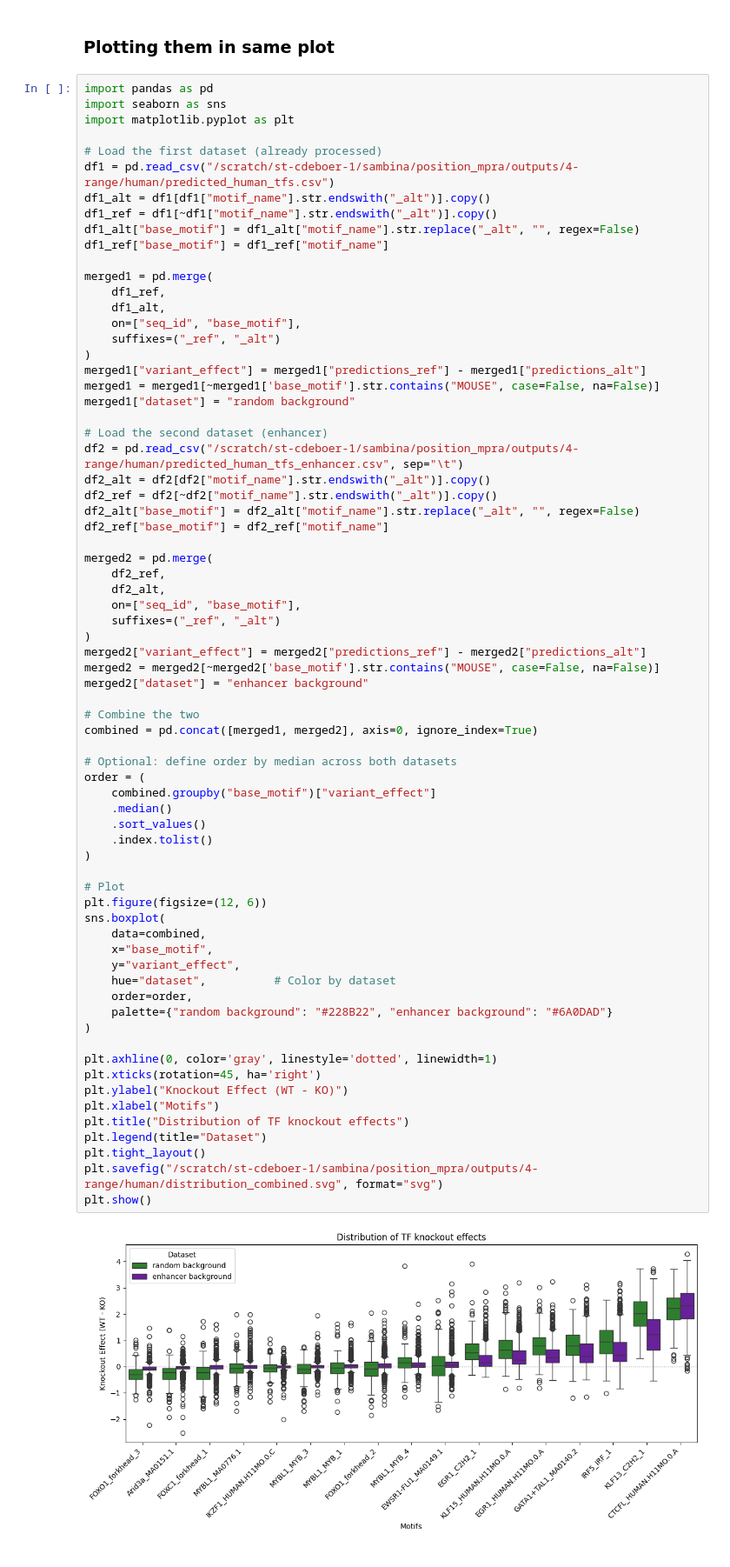
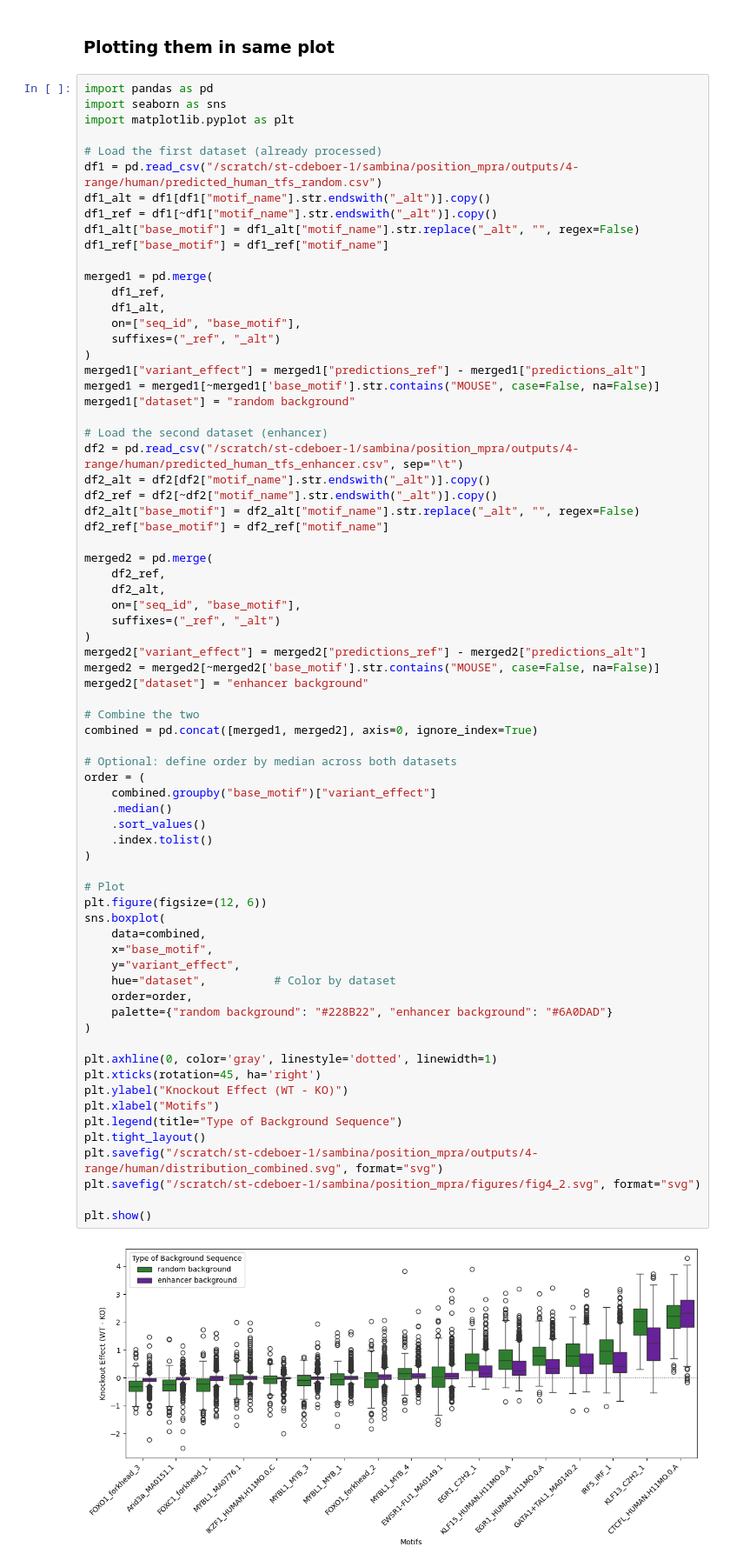
Before and after one commit to de-Boer-Lab/position-mpra, a Jupyter notebook: src/4-range_variant_effect_TFs/plot_range.human.ipynb, the cells around one changed output. Shown at 87% size. Saved outputs shown, nothing was run; the diff lists cells and outputs as text.

```diff
--- a/src/4-range_variant_effect_TFs/plot_range.human.ipynb
+++ b/src/4-range_variant_effect_TFs/plot_range.human.ipynb
@@ -6,7 +6,7 @@ import seaborn as sns
 import matplotlib.pyplot as plt
 
 # Load the first dataset (already processed)
-df1 = pd.read_csv("/scratch/st-cdeboer-1/sambina/position_mpra/outputs/4-range/human/predicted_human_tfs.csv")
+df1 = pd.read_csv("/scratch/st-cdeboer-1/sambina/position_mpra/outputs/4-range/human/predicted_human_tfs_random.csv")
 df1_alt = df1[df1["motif_name"].str.endswith("_alt")].copy()
 df1_ref = df1[~df1["motif_name"].str.endswith("_alt")].copy()
 df1_alt["base_motif"] = df1_alt["motif_name"].str.replace("_alt", "", regex=False)
@@ -42,33 +42,34 @@ merged2["dataset"] = "enhancer background"
 # Combine the two
 combined = pd.concat([merged1, merged2], axis=0, ignore_index=True)
 
 # Optional: define order by median across both datasets
 order = (
     combined.groupby("base_motif")["variant_effect"]
     .median()
     .sort_values()
     .index.tolist()
 )
 
 # Plot
 plt.figure(figsize=(12, 6))
 sns.boxplot(
     data=combined,
     x="base_motif",
     y="variant_effect",
     hue="dataset",          # Color by dataset
     order=order,
     palette={"random background": "#228B22", "enhancer background": "#6A0DAD"}
 )
 
 plt.axhline(0, color='gray', linestyle='dotted', linewidth=1)
 plt.xticks(rotation=45, ha='right')
 plt.ylabel("Knockout Effect (WT - KO)")
 plt.xlabel("Motifs")
-plt.title("Distribution of TF knockout effects")
-plt.legend(title="Dataset")
+plt.legend(title="Type of Background Sequence")
 plt.tight_layout()
 plt.savefig("/scratch/st-cdeboer-1/sambina/position_mpra/outputs/4-range/human/distribution_combined.svg", format="svg")
+plt.savefig("/scratch/st-cdeboer-1/sambina/position_mpra/figures/fig4_2.svg", format="svg")
+
 plt.show()
 # %% [output]
-[figure, old version]
+[figure, new version]
```
Also changed, not shown: parts of 2 cells of this notebook, 36 other files.
